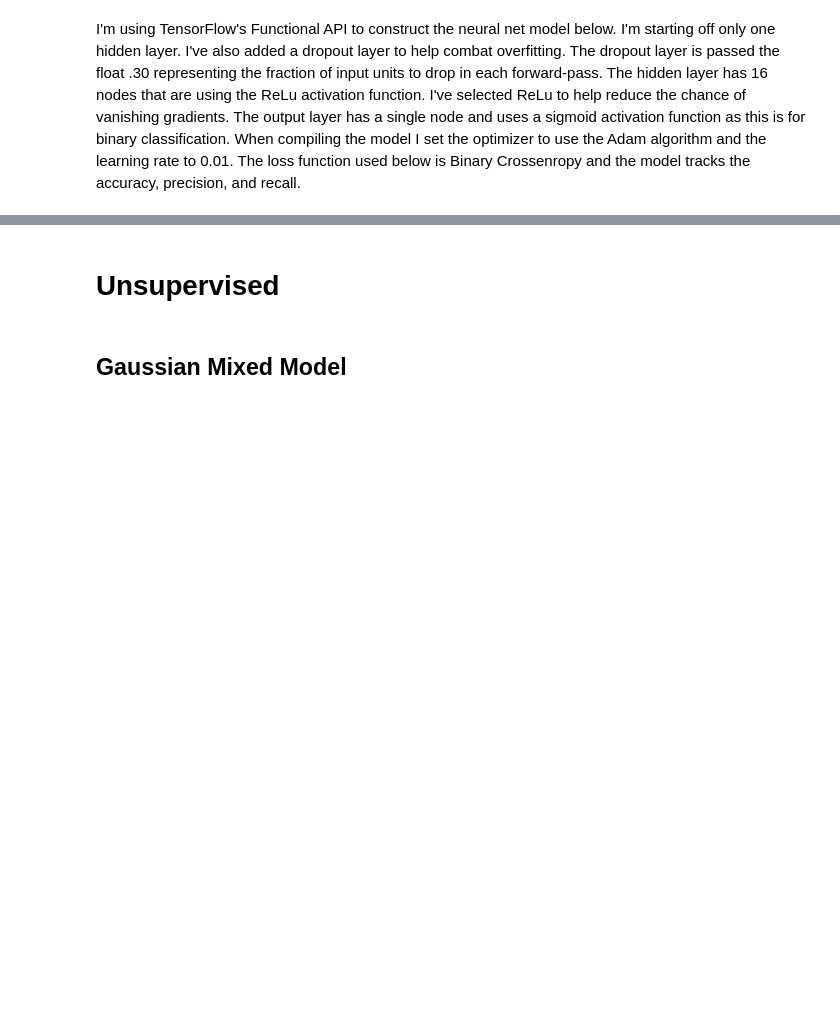
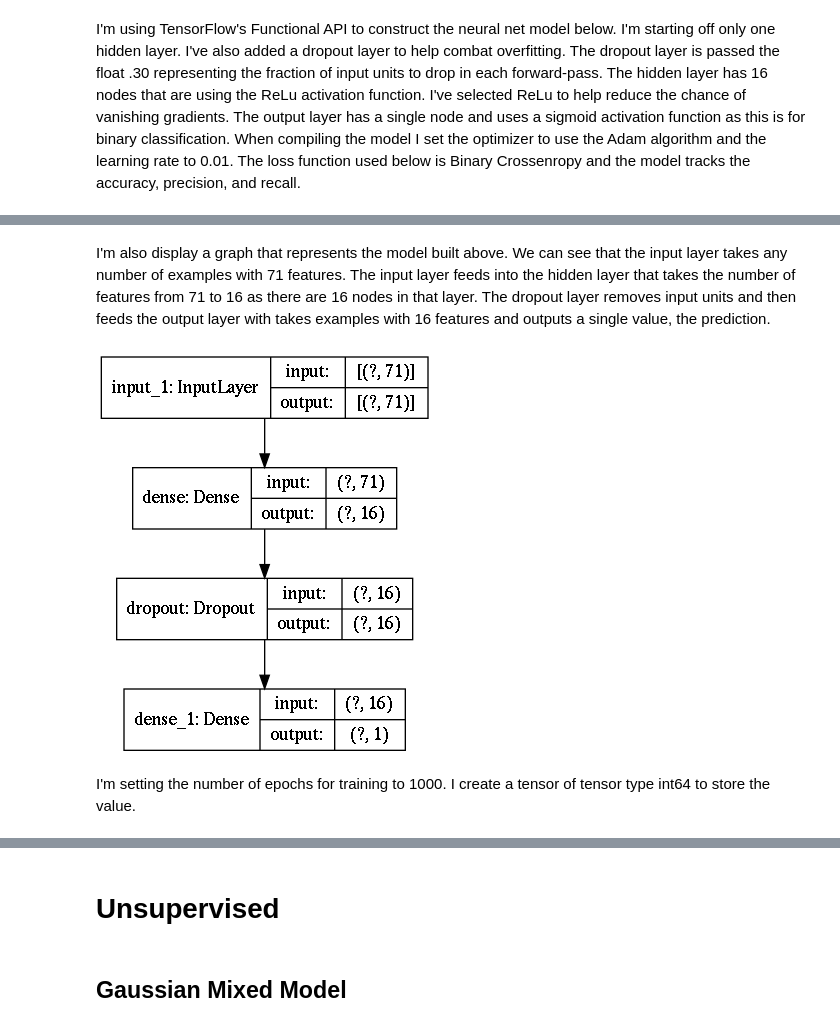
Before and after one commit to gradnerj/cs6600-class-project, a Jupyter notebook: cs5600-final-project.ipynb, the cells around one changed output, grey strips where cells are left out. Cells and saved outputs as stored; diff of their text form; code cells hidden in the pictures; blank space fills up the shorter version.

```diff
--- a/cs5600-final-project.ipynb
+++ b/cs5600-final-project.ipynb
@@ -1067,7 +1070,7 @@ I'm using TensorFlow's Functional API to construct the neural net model below. I
 # %%
 def build_model():
 
-    inputs = tf.keras.Input(shape=(x_train.shape[1]))
+    inputs = tf.keras.Input(shape=(x_train_n.shape[1]))
     dense_layer1 = keras.layers.Dense(16, activation=tf.nn.relu)
     x = dense_layer1(inputs)
     dropout_layer = keras.layers.Dropout(0.3)
@@ -1088,3 +1110,11 @@ model = build_model()
+# %% [markdown]
+I'm also display a graph that represents the model built above. We can see that the input layer takes any number of examples with 71 features. The input layer feeds into the hidden layer that takes the number of features from 71 to 16 as there are 16 nodes in that layer. The dropout layer removes input units and then feeds the output layer with takes examples with 16 features and outputs a single value, the prediction.
+# %%
+keras.utils.plot_model(model, "Neural_Net_1.png", show_shapes=True)
+# %% [output]
+[figure, added]
+# %% [markdown]
+I'm setting the number of epochs for training to 1000. I create a tensor of tensor type int64 to store the value.
 # %%
 num_epochs = tf.Variable(1000, dtype=tf.int64)
 num_epochs
```
Also changed, not shown: parts of 52 cells of this notebook, 2 other files.
